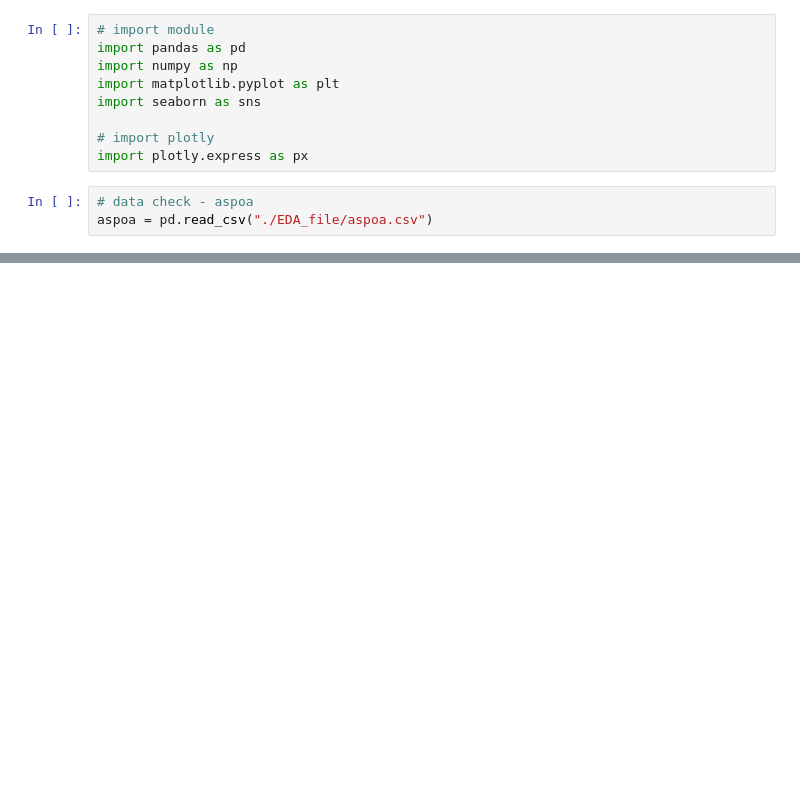
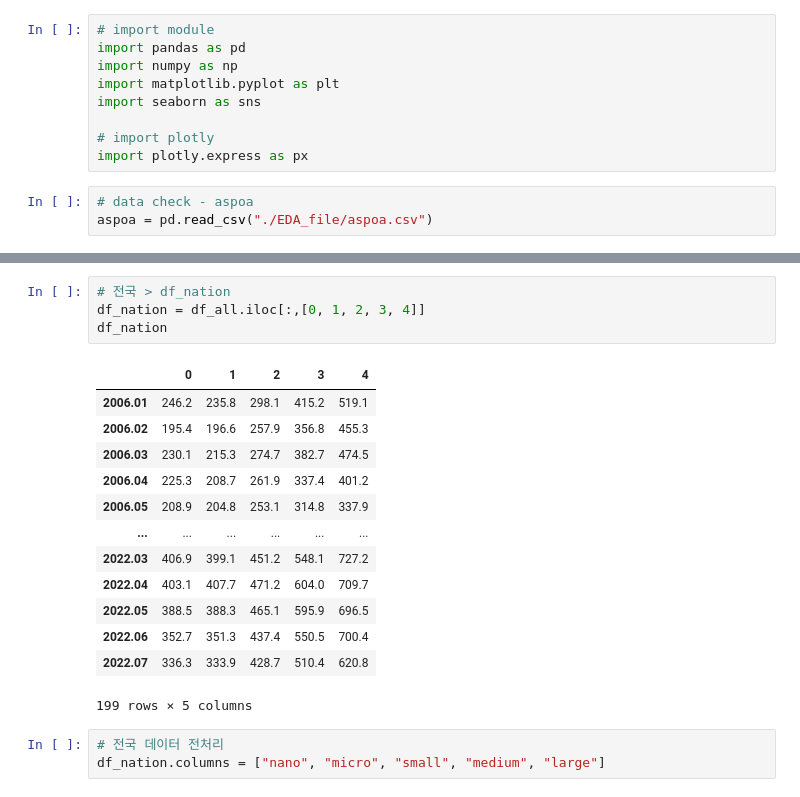
Before and after one commit to sainthm/EDA_Project, a Jupyter notebook: lhm/Average Sales Prices of Apartment.ipynb, the cells around one changed output, grey strips where cells are left out. Cells and saved outputs as stored; diff of their text form; blank space fills up the shorter version.

```diff
--- a/lhm/Average Sales Prices of Apartment.ipynb
+++ b/lhm/Average Sales Prices of Apartment.ipynb
@@ -96,0 +97,21 @@ df_all
+# %%
+# 전국 > df_nation
+df_nation = df_all.iloc[:,[0, 1, 2, 3, 4]]
+df_nation
+# %% [output]
+|  | 0 | 1 | 2 | 3 | 4 |
+| 2006.01 | 246.2 | 235.8 | 298.1 | 415.2 | 519.1 |
+| 2006.02 | 195.4 | 196.6 | 257.9 | 356.8 | 455.3 |
+| 2006.03 | 230.1 | 215.3 | 274.7 | 382.7 | 474.5 |
+| 2006.04 | 225.3 | 208.7 | 261.9 | 337.4 | 401.2 |
+| 2006.05 | 208.9 | 204.8 | 253.1 | 314.8 | 337.9 |
+| ... | ... | ... | ... | ... | ... |
+| 2022.03 | 406.9 | 399.1 | 451.2 | 548.1 | 727.2 |
+| 2022.04 | 403.1 | 407.7 | 471.2 | 604.0 | 709.7 |
+| 2022.05 | 388.5 | 388.3 | 465.1 | 595.9 | 696.5 |
+| 2022.06 | 352.7 | 351.3 | 437.4 | 550.5 | 700.4 |
+| 2022.07 | 336.3 | 333.9 | 428.7 | 510.4 | 620.8 |
+199 rows × 5 columns
+# %%
+# 전국 데이터 전처리
+df_nation.columns = ["nano", "micro", "small", "medium", "large"]
```
Also changed, not shown: parts of 14 cells of this notebook, 1 other file.
